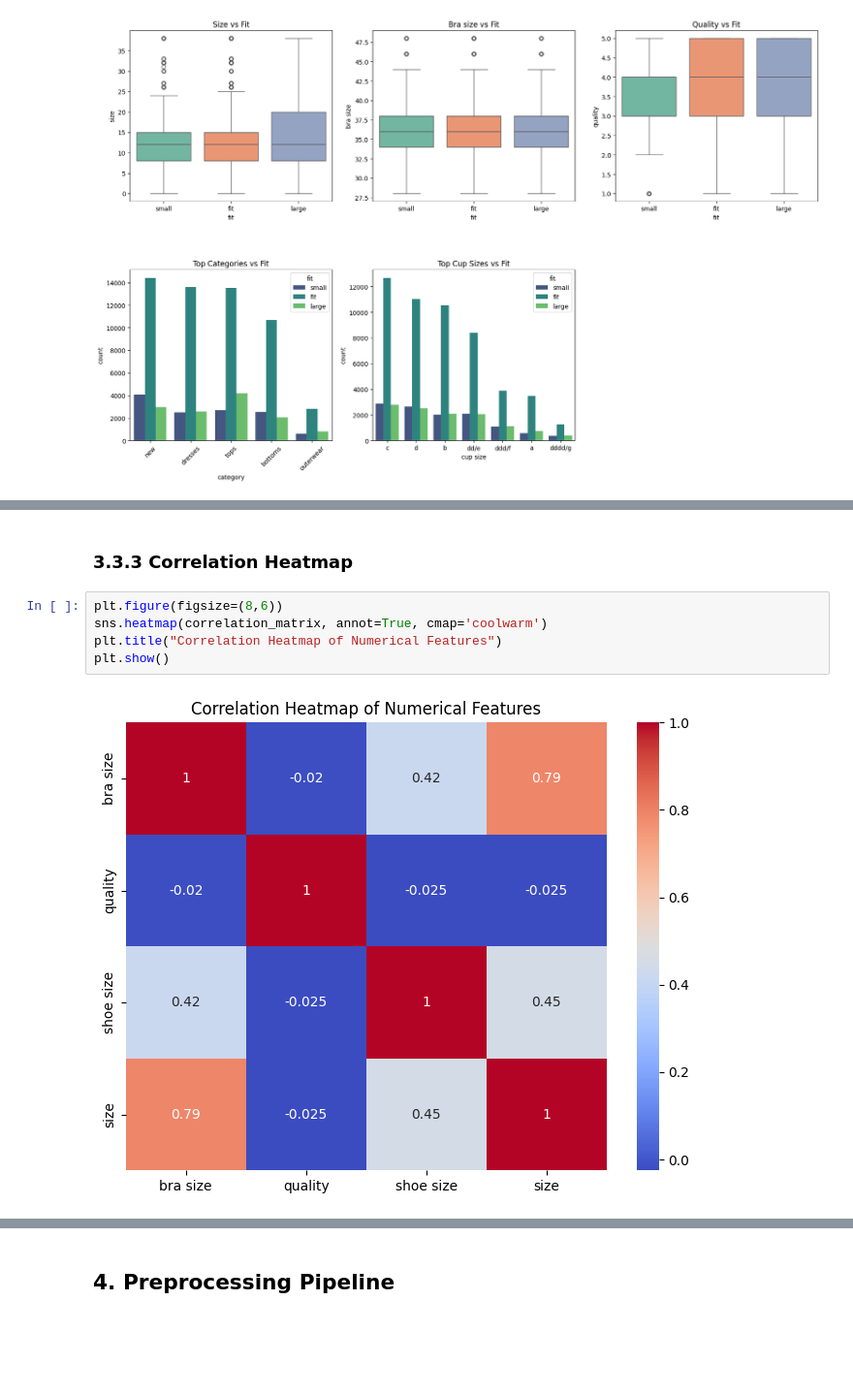
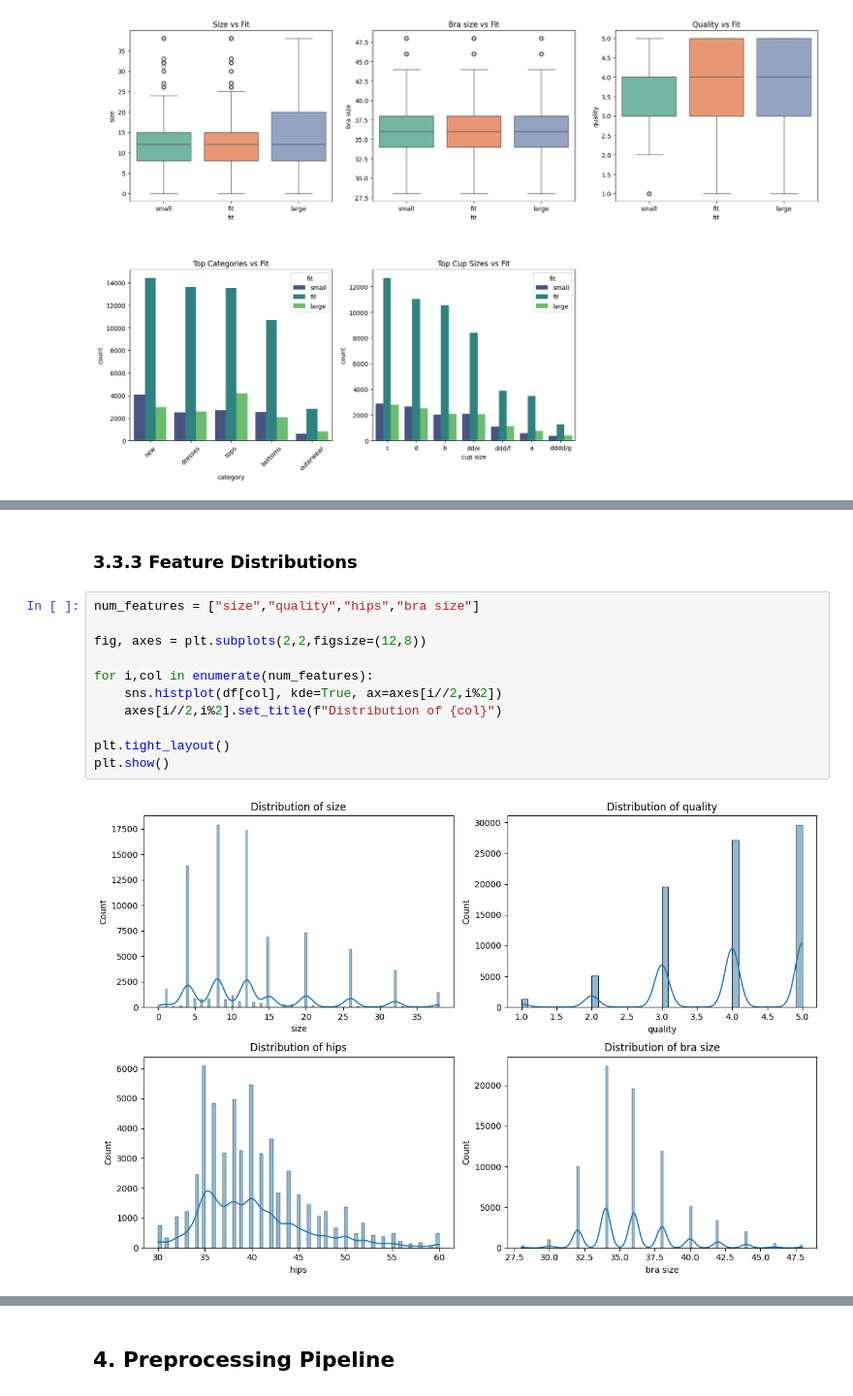
Before and after one commit to alameer515/SWE485-Project-Group10, a Jupyter notebook: Phase1_Data_Exploration.ipynb, the cells around one changed output, grey strips where cells are left out. Shown at 97% size. Saved outputs shown, nothing was run; the diff lists cells and outputs as text; blank space fills up the shorter version.

```diff
--- a/Phase1_Data_Exploration.ipynb
+++ b/Phase1_Data_Exploration.ipynb
@@ -279,10 +281,16 @@ Handling missing data properly is essential to ensure reliable model performance
 # %% [markdown]
-### 3.3.3 Correlation Heatmap
+### 3.3.3 Feature Distributions
 # %%
-plt.figure(figsize=(8,6))
-sns.heatmap(correlation_matrix, annot=True, cmap='coolwarm')
-plt.title("Correlation Heatmap of Numerical Features")
+num_features = ["size","quality","hips","bra size"]
+
+fig, axes = plt.subplots(2,2,figsize=(12,8))
+
+for i,col in enumerate(num_features):
+    sns.histplot(df[col], kde=True, ax=axes[i//2,i%2])
+    axes[i//2,i%2].set_title(f"Distribution of {col}")
+
+plt.tight_layout()
 plt.show()
 # %% [output]
-[figure, old version]
+[figure, new version]
 # %% [markdown]
```
Also changed, not shown: parts of 20 cells of this notebook.
